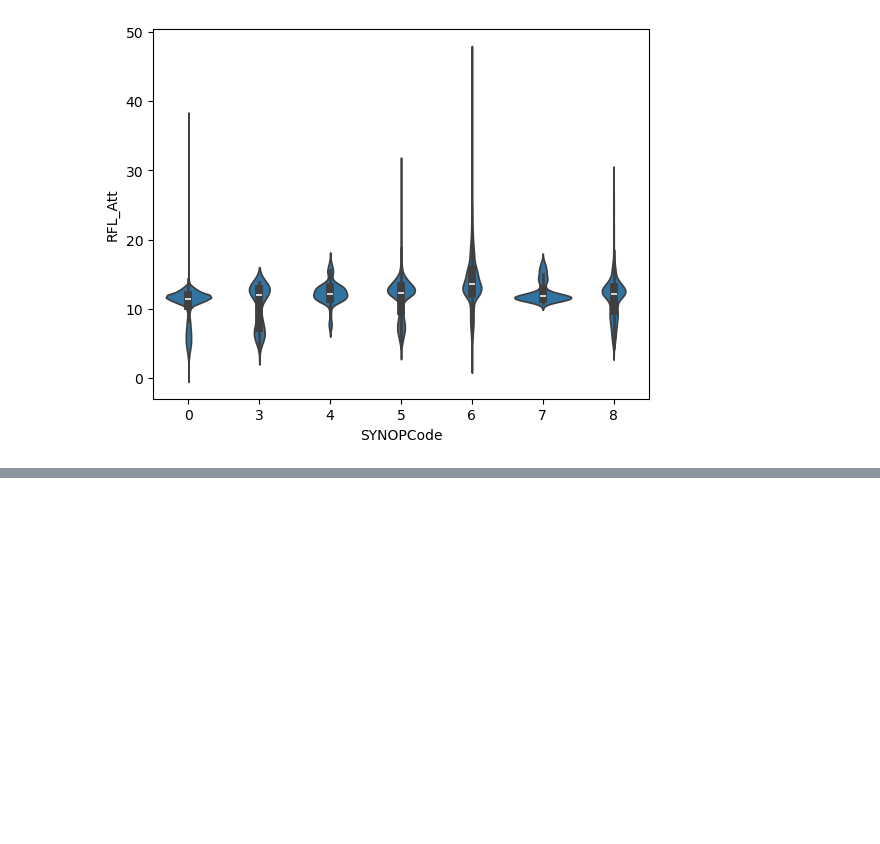
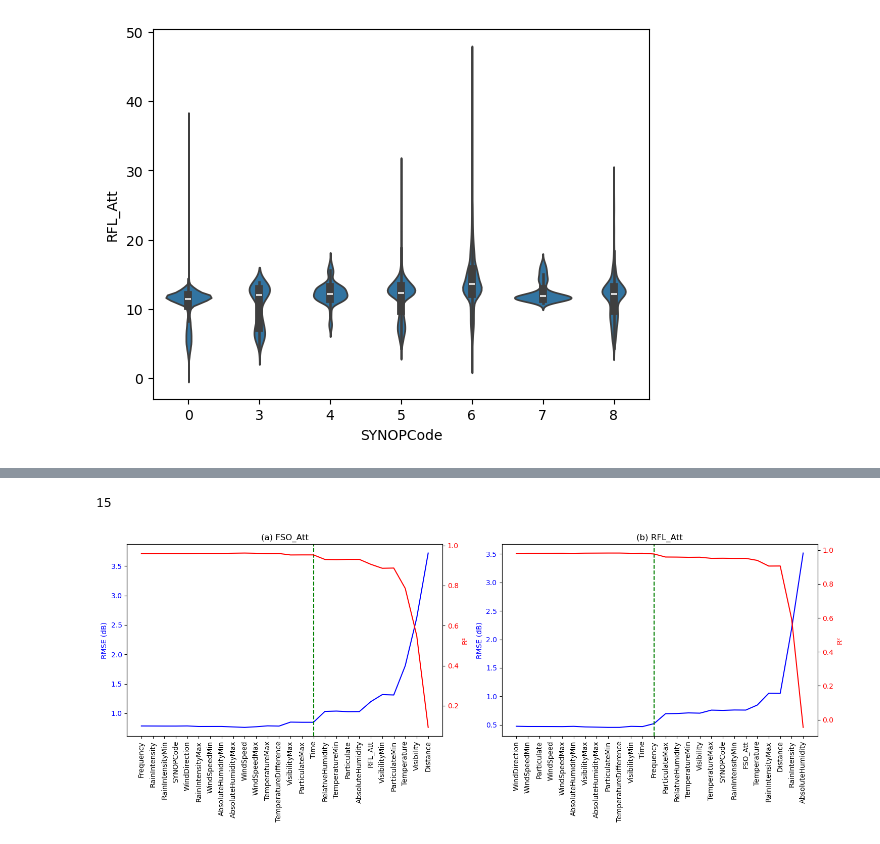
Before and after one commit to shavinkalu23/predictive_modelling_link_attenuation, a Jupyter notebook: eda.ipynb, the cells around one changed output, grey strips where cells are left out. Cells and saved outputs as stored; diff of their text form; code cells hidden in the pictures; blank space fills up the shorter version.

Commit message:
r2 and rmse and feature selection

```diff
--- a/eda.ipynb
+++ b/eda.ipynb
@@ -140,0 +146,2 @@ rfl_table = pd.DataFrame(result_tables['RFL_Att'])
+# %%
+rfl_table = pd.read_csv('rfl_table.csv')
@@ -140,0 +168,15 @@ rfl_table = pd.DataFrame(result_tables['RFL_Att'])
+# %%
+# Identify point where R² decrease is less than 1% and RMSE increase is grater than 5%
+def find_threshold(data_table):
+    for i in range(0, len(data_table)):
+        r2_decrease = (data_table['R2'].iloc[i] - data_table['R2'].iloc[i + 1])/ (data_table['R2'].iloc[i])
+        rmse_increase = ( data_table['RMSE'].iloc[i + 1]- data_table['RMSE'].iloc[i])/ (data_table['RMSE'].iloc[i])
+        print(r2_decrease,rmse_increase)
+        # The relative decrease in R² between iterations is small ( below a threshold 0.01 or 1%).
+        # The relative increase in RMSE between iterations exceeds a threshold (0.05 or 5%).
+        if r2_decrease > 0.01 and  rmse_increase > 0.05 :
+            return i
+    return len(data_table) - 1  # Default to the last index if no threshold found
+
+fso_threshold = find_threshold(fso_table)
+rfl_threshold = find_threshold(rfl_table)
@@ -141,29 +201,37 @@ rfl_table = pd.DataFrame(result_tables['RFL_Att'])
+# %%
+fso_threshold
+# %% [output]
+15
 # %%
 
 # Plotting similar to the example for both FSO_Att and RFL_Att
 fig, axes = plt.subplots(1, 2, figsize=(15, 6))
 
 # Plot for FSO_Att
 axes[0].plot(fso_table['Removed_Feature'], fso_table['RMSE'], label="RMSE (dB)", color="blue")
 axes[0].set_ylabel("RMSE (dB)", color="blue")
 axes[0].tick_params(axis="y", labelcolor="blue")
 ax2 = axes[0].twinx()
 ax2.plot(fso_table['Removed_Feature'], fso_table['R2'], label="R²", color="red")
 ax2.set_ylabel("R²", color="red")
 ax2.tick_params(axis="y", labelcolor="red")
+axes[0].axvline(x=fso_threshold, color="green", linestyle="--", label="1% R² Threshold")
 axes[0].set_title("(a) FSO_Att")
 axes[0].set_xticklabels(fso_table['Removed_Feature'], rotation=90)
 
 # Plot for RFL_Att
 axes[1].plot(rfl_table['Removed_Feature'], rfl_table['RMSE'], label="RMSE (dB)", color="blue")
 axes[1].set_ylabel("RMSE (dB)", color="blue")
 axes[1].tick_params(axis="y", labelcolor="blue")
 ax4 = axes[1].twinx()
 ax4.plot(rfl_table['Removed_Feature'], rfl_table['R2'], label="R²", color="red")
 ax4.set_ylabel("R²", color="red")
 ax4.tick_params(axis="y", labelcolor="red")
+axes[1].axvline(x=rfl_threshold, color="green", linestyle="--", label="1% R² Threshold")
 axes[1].set_title("(b) RFL_Att")
 axes[1].set_xticklabels(rfl_table['Removed_Feature'], rotation=90)
 
 plt.tight_layout()
 plt.show()
+# %% [output]
+[figure, added]
```
Also changed, not shown: parts of 10 cells of this notebook, 4 other files.
